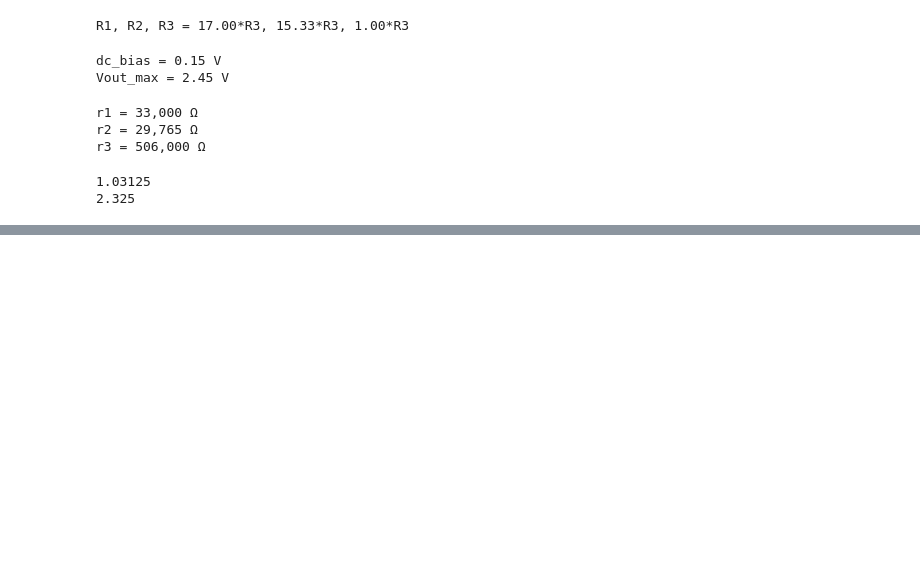
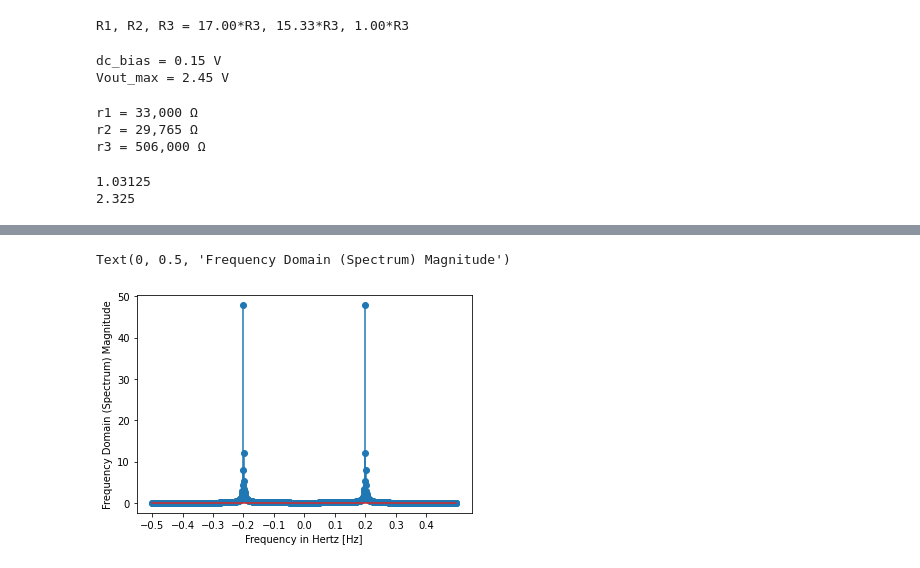
Before and after one commit to MarcusV1993/mecoen, a Jupyter notebook: doc/calculations/calculations.ipynb, the cells around one changed output, grey strips where cells are left out. Saved outputs shown, nothing was run; the diff lists cells and outputs as text; code cells hidden in the pictures; blank space fills up the shorter version.

```diff
--- a/doc/calculations/calculations.ipynb
+++ b/doc/calculations/calculations.ipynb
@@ -206,0 +244,17 @@ print(voltage_divider(4.65, 10e3, 10e3))
+# %%
+x2 = dsps_tone_gen_f32(1024, 0.1, 0.2)
+
+X2 = fftpack.fft(x2)
+freqs = fftpack.fftfreq(len(x2))# * f_s
+
+fig, ax = plt.subplots()
+
+ax.stem(freqs, np.abs(X2))
+ax.xaxis.set_ticks(np.arange(-0.5, 0.5, 0.1))
+ax.set_xlabel('Frequency in Hertz [Hz]')
+ax.set_ylabel('Frequency Domain (Spectrum) Magnitude')
+#ax.set_xlim(-f_s / 2, f_s / 2)
+#ax.set_ylim(-5, 110)
+# %% [output]
+Text(0, 0.5, 'Frequency Domain (Spectrum) Magnitude')
+[figure, added]
```
Also changed, not shown: parts of 9 cells of this notebook, 15 other files.
